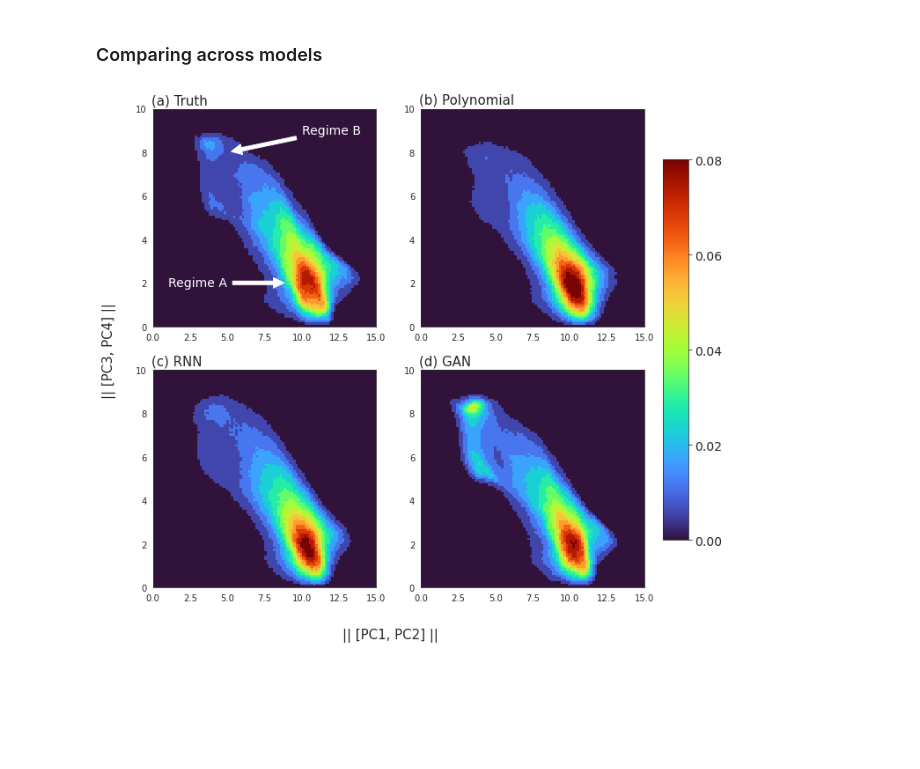
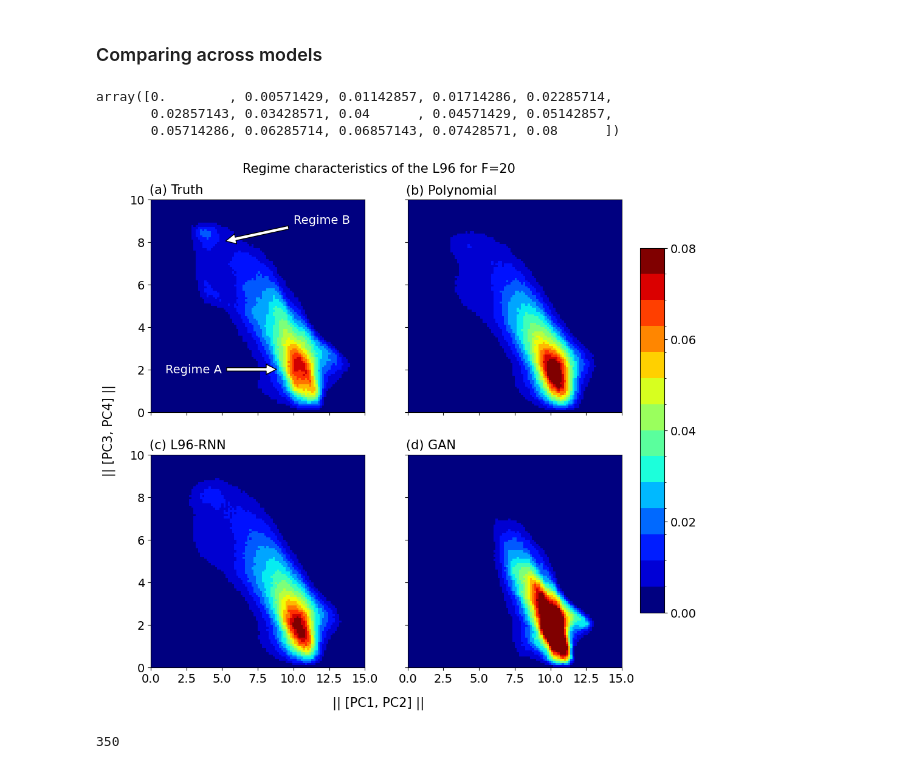
Before and after one commit to raghul-parthipan/l96_rnn, a Jupyter notebook: analysis/analysis_notebook/regime_analysis_paper_plots.ipynb, the cells around one changed output. Cells and saved outputs as stored; diff of their text form; code cells hidden in the pictures; blank space fills up the shorter version.

```diff
--- a/analysis/analysis_notebook/regime_analysis_paper_plots.ipynb
+++ b/analysis/analysis_notebook/regime_analysis_paper_plots.ipynb
@@ -1,10 +1,10 @@
 # %%
 import matplotlib.pyplot as plt
-import seaborn as sns
+# import seaborn as sns
 import numpy as np
 import sklearn
-sns.set_style('white')
-import seaborn as sns
+# sns.set_style('white')
+# import seaborn as sns
 import time
 from pickle import load
 
@@ -12,6 +12,7 @@ import math
 import os
 from matplotlib.ticker import MultipleLocator
 import matplotlib
+from scipy.stats import iqr
 # %%
 k = 8
 J = 32
@@ -22,12 +23,11 @@ Done for the non-climate change experiment.
 # %%
 truth_set_full = np.load("../../data/truth_run/f_20_all.npy")
 
-polynomial_data = np.load("../../data/simulation_runs/polynomial_param/f_20_all.npy")
+polynomial_data = np.load("../../data/simulation_runs/polynomial_param/new_generated_data_20.npy").transpose([1,0])
 
 rnn_full = np.load("../../data/simulation_runs/rnn/rnn_final/f_20_data/f_20_all.npy")
 
-
-gan_full = np.load("../../data/simulation_runs/gan_gagne/corrected_gans/f_20_all.npy")
+gan_full = np.load("../../data/simulation_runs/gan_gagne/corrected_gans/new_generated_data_20.npy").transpose([1,0])
 # %% [markdown]
 # Create plots #
 # %%
@@ -84,5 +88,5 @@ def cmap_discretize(cmap, N):
 # %%
-discretized_jet = cmap_discretize(matplotlib.cm.turbo, 15)
+discretized_jet = cmap_discretize(matplotlib.cm.jet, 15)
 # %% [markdown]
 ### Comparing across models ###
 # %%
@@ -109,49 +113,69 @@ dim1_gan = (pca_data_smooth_gan[:,0]**2 + pca_data_smooth_gan[:,1]**2)**0.5
 dim2_gan = (pca_data_smooth_gan[:,2]**2 + pca_data_smooth_gan[:,3]**2)**0.5
 # %%
 import matplotlib as mpl
+# %%
+number_bins = 100
+# %%
+np.linspace(0,0.08,15)
+# %% [output]
+array([0.        , 0.00571429, 0.01142857, 0.01714286, 0.02285714,
+       0.02857143, 0.03428571, 0.04      , 0.04571429, 0.05142857,
+       0.05714286, 0.06285714, 0.06857143, 0.07428571, 0.08      ])
 # %%
 #recreating fig 7b / 8a
 fig,ax = plt.subplots(figsize=(10,10),nrows=2,ncols=2)
+fig.suptitle("Regime characteristics of the L96 for F=20", size=15,y=0.94)
 
 plt.rcParams['font.size'] = '14'
 
-ax[0,0].hist2d(x=dim1,y=dim2,bins=100,cmap=discretized_jet,density=True,vmax=0.08,range=[[0,15],[0,10]])
+ax[0,0].hist2d(x=dim1,y=dim2,bins=number_bins,cmap=discretized_jet,density=True,vmax=0.08,range=[[0,15],[0,10]])
 ax[0,0].text(-0.1,10.7,"(a) Truth",fontsize=15,va="top")
 ax[0,0].annotate('Regime A', color="white", xy=(9, 2),  xycoords='data',
             xytext=(5,2), arrowprops=dict(facecolor='white', shrink=0.05),
             horizontalalignment='right',verticalalignment='center',
             )
 
 ax[0,0].annotate('Regime B', color="white", xy=(5, 8),  xycoords='data',
             xytext=(12,9), arrowprops=dict(facecolor='white', shrink=0.05),
             horizontalalignment='center',verticalalignment='center',
             )
 
-ax[0,1].hist2d(x=dim1_poly,y=dim2_poly,bins=100,cmap=discretized_jet,density=True,vmax=0.08,range=[[0,15],[0,10]])
+ax[0,1].hist2d(x=dim1_poly,y=dim2_poly,bins=number_bins,cmap=discretized_jet,density=True,vmax=0.08,range=[[0,15],[0,10]])
 ax[0,1].text(-0.1,10.7,"(b) Polynomial",fontsize=15,va="top")
 
 
-ax[1,0].hist2d(x=dim1_rnn,y=dim2_rnn,bins=100,cmap=discretized_jet,density=True,vmax=0.08,range=[[0,15],[0,10]])
-ax[1,0].text(-0.1,10.7,"(c) RNN",fontsize=15,va="top")
+ax[1,0].hist2d(x=dim1_rnn,y=dim2_rnn,bins=number_bins,cmap=discretized_jet,density=True,vmax=0.08,range=[[0,15],[0,10]])
+ax[1,0].text(-0.1,10.7,"(c) L96-RNN",fontsize=15,va="top")
 
 
-ax[1,1].hist2d(x=dim1_gan,y=dim2_gan,bins=100,cmap=discretized_jet,density=True,vmax=0.08,range=[[0,15],[0,10]])
+ax[1,1].hist2d(x=dim1_gan,y=dim2_gan,bins=number_bins,cmap=discretized_jet,density=True,vmax=0.08,range=[[0,15],[0,10]])
 ax[1,1].text(-0.1,10.7,"(d) GAN",fontsize=15,va="top")
 
+ax[0,0].set_xticklabels([])
+ax[0,1].set_xticklabels([])
+ax[1,1].set_yticklabels([])
+# ax[1,0].set_yticklabels([])
+ax[0,1].set_yticklabels([])
+
+cmap = mpl.cm.jet
+bounds = np.linspace(0,0.08,15)
+norm = mpl.colors.BoundaryNorm(bounds, cmap.N)
+
+# norm = mpl.colors.Normalize(vmin=0,vmax=0.08)
+# sm = plt.cm.ScalarMappable(cmap="jet", norm=norm)
+# sm.set_array([])
+cax = fig.add_axes([0.93,0.2,0.04,0.6])
+# fig.colorbar(sm, ticks=[0,0.02,0.04,0.06,0.08],cax=cax)
 
 
-norm = mpl.colors.Normalize(vmin=0,vmax=0.08)
-sm = plt.cm.ScalarMappable(cmap="turbo", norm=norm)
-sm.set_array([])
-cax = fig.add_axes([0.93,0.2,0.04,0.6])
-fig.colorbar(sm, ticks=[0,0.02,0.04,0.06,0.08],cax=cax)
+fig.colorbar(mpl.cm.ScalarMappable(norm=norm,cmap=cmap),cax=cax,ticks=[0,0.02,0.04,0.06,0.08])
 
 fig.text(0.5, 0.045, '|| [PC1, PC2] ||', ha='center', fontsize="15")
 fig.text(0.045, 0.5, '|| [PC3, PC4] ||', va='center', rotation='vertical',fontsize="15")
 
 plt.savefig("regime_plots.pdf",bbox_inches="tight")
 
 
 plt.show()
 # %% [output]
-[figure, old version]
+[figure, new version]
@@ -158 +187,5 @@ plt.show()
+# %%
+number_bins
+# %% [output]
+350
 # %%
```
Also changed, not shown: parts of 23 cells of this notebook, 5 other files.
